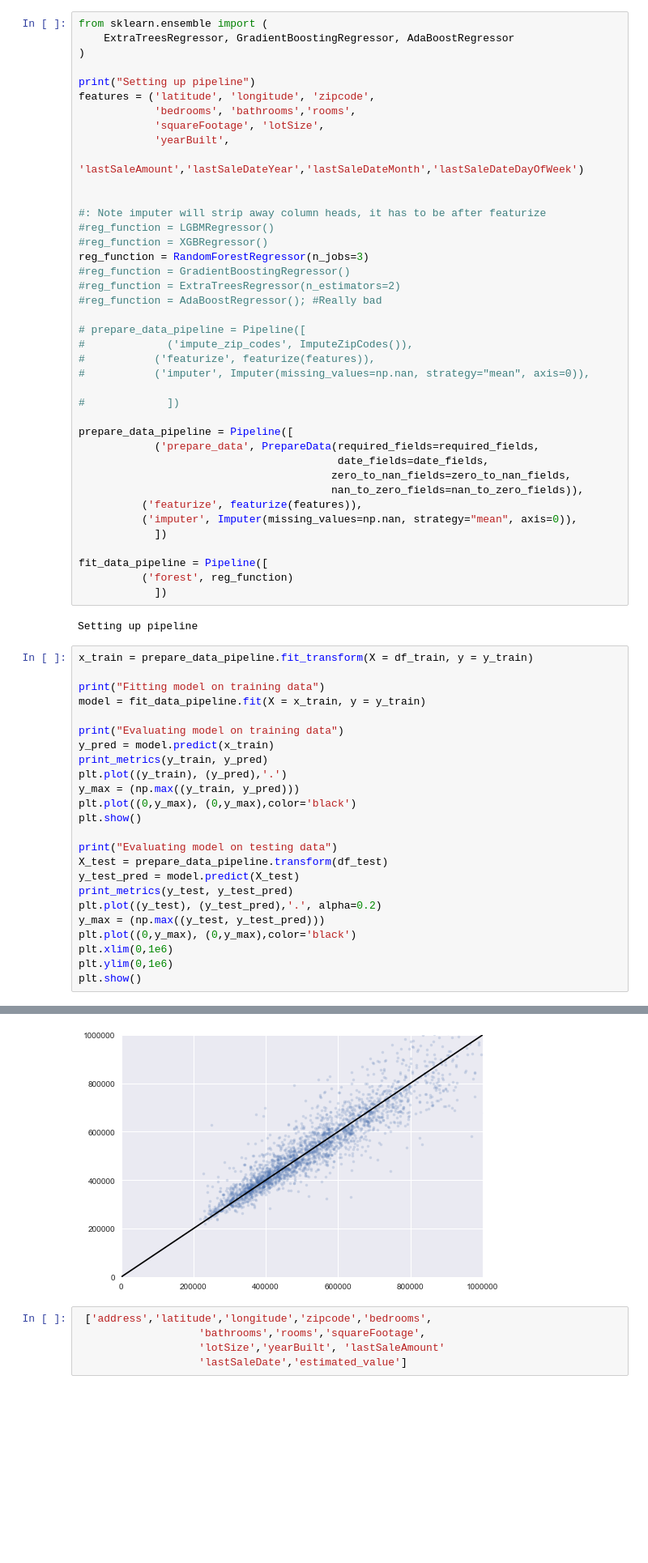
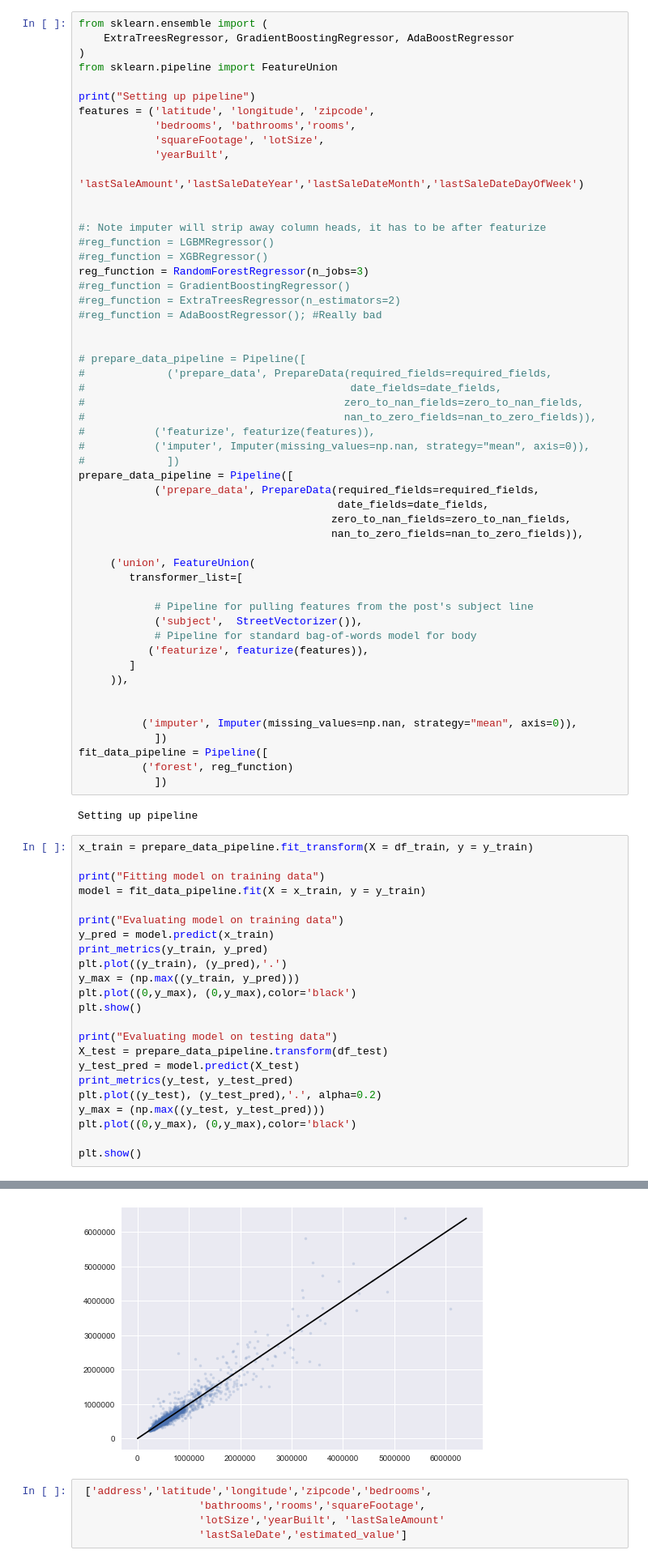
Before and after one commit to ideaian/housing_prices, a Jupyter notebook: improved_pipeline.ipynb, the cells around one changed output, grey strips where cells are left out. Shown at 81% size. Drawn from its saved outputs; the diff is of its cells as text; blank space fills up the shorter version.

Commit message:
added address vectorizer

```diff
--- a/improved_pipeline.ipynb
+++ b/improved_pipeline.ipynb
@@ -35,6 +35,7 @@ Preparing Data: splitting test/train/validation
 from sklearn.ensemble import (
     ExtraTreesRegressor, GradientBoostingRegressor, AdaBoostRegressor
 )
+from sklearn.pipeline import FeatureUnion
 
 print("Setting up pipeline")
 features = ('latitude', 'longitude', 'zipcode',
@@ -52,22 +53,34 @@ reg_function = RandomForestRegressor(n_jobs=3)
 #reg_function = ExtraTreesRegressor(n_estimators=2)
 #reg_function = AdaBoostRegressor(); #Really bad
 
+
 # prepare_data_pipeline = Pipeline([
-#             ('impute_zip_codes', ImputeZipCodes()),
+#             ('prepare_data', PrepareData(required_fields=required_fields,
+#                                          date_fields=date_fields,
+#                                         zero_to_nan_fields=zero_to_nan_fields,
+#                                         nan_to_zero_fields=nan_to_zero_fields)),
 #           ('featurize', featurize(features)),
 #           ('imputer', Imputer(missing_values=np.nan, strategy="mean", axis=0)),
-
 #             ])
-
 prepare_data_pipeline = Pipeline([
             ('prepare_data', PrepareData(required_fields=required_fields,
                                          date_fields=date_fields,
                                         zero_to_nan_fields=zero_to_nan_fields,
                                         nan_to_zero_fields=nan_to_zero_fields)),
-          ('featurize', featurize(features)),
+
+     ('union', FeatureUnion(
+        transformer_list=[
+
+            # Pipeline for pulling features from the post's subject line
+            ('subject',  StreetVectorizer()),
+            # Pipeline for standard bag-of-words model for body
+           ('featurize', featurize(features)),
+        ]
+     )),
+
+
           ('imputer', Imputer(missing_values=np.nan, strategy="mean", axis=0)),
             ])
-
 fit_data_pipeline = Pipeline([
           ('forest', reg_function)
             ])
@@ -94,8 +107,7 @@ print_metrics(y_test, y_test_pred)
 plt.plot((y_test), (y_test_pred),'.', alpha=0.2)
 y_max = (np.max((y_test, y_test_pred)))
 plt.plot((0,y_max), (0,y_max),color='black')
-plt.xlim(0,1e6)
-plt.ylim(0,1e6)
+
 plt.show()
 # %% [output]
 A value is trying to be set on a copy of a slice from a DataFrame
@@ -129,4 +141,4 @@ Absolute mean relative error: 0.0919506521793
-[figure, old version]
+[figure, new version]
 # %%
  ['address','latitude','longitude','zipcode','bedrooms',
                    'bathrooms','rooms','squareFootage',
```
Also changed, not shown: parts of 5 cells of this notebook, 1 other file.
